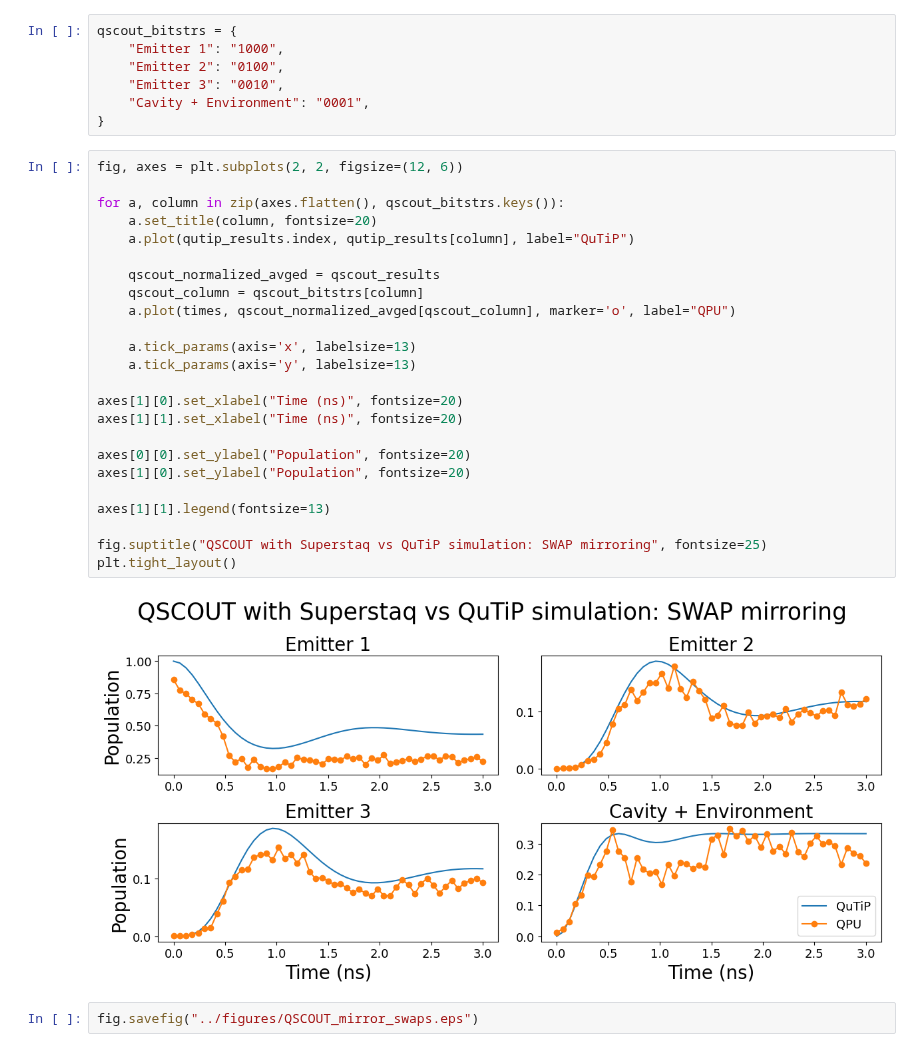
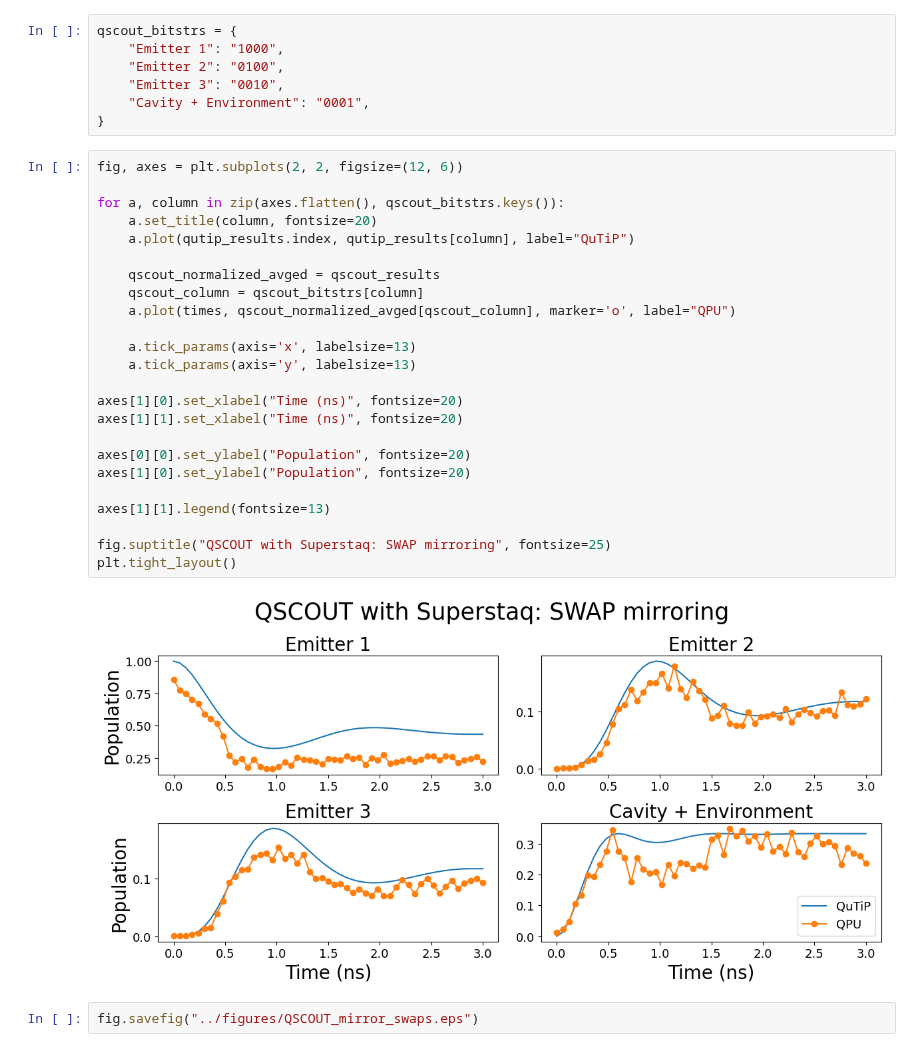
Before and after one commit to radulaski/CQED_quantum_simulation, a Jupyter notebook: notebooks/QSCOUT_mirror_swaps.ipynb, the cells around one changed output. Cells and saved outputs as stored; diff of their text form.

```diff
--- a/notebooks/QSCOUT_mirror_swaps.ipynb
+++ b/notebooks/QSCOUT_mirror_swaps.ipynb
@@ -39,29 +39,29 @@ qscout_bitstrs = {
 # %%
 fig, axes = plt.subplots(2, 2, figsize=(12, 6))
 
 for a, column in zip(axes.flatten(), qscout_bitstrs.keys()):
     a.set_title(column, fontsize=20)
     a.plot(qutip_results.index, qutip_results[column], label="QuTiP")
 
     qscout_normalized_avged = qscout_results
     qscout_column = qscout_bitstrs[column]
     a.plot(times, qscout_normalized_avged[qscout_column], marker='o', label="QPU")
 
     a.tick_params(axis='x', labelsize=13)
     a.tick_params(axis='y', labelsize=13)
 
 axes[1][0].set_xlabel("Time (ns)", fontsize=20)
 axes[1][1].set_xlabel("Time (ns)", fontsize=20)
 
 axes[0][0].set_ylabel("Population", fontsize=20)
 axes[1][0].set_ylabel("Population", fontsize=20)
 
 axes[1][1].legend(fontsize=13)
 
-fig.suptitle("QSCOUT with Superstaq vs QuTiP simulation: SWAP mirroring", fontsize=25)
+fig.suptitle("QSCOUT with Superstaq: SWAP mirroring", fontsize=25)
 plt.tight_layout()
 # %% [output]
-[figure, old version]
+[figure, new version]
 # %%
 fig.savefig("../figures/QSCOUT_mirror_swaps.eps")
 # %% [output]
```
Also changed, not shown: 9 other files.
